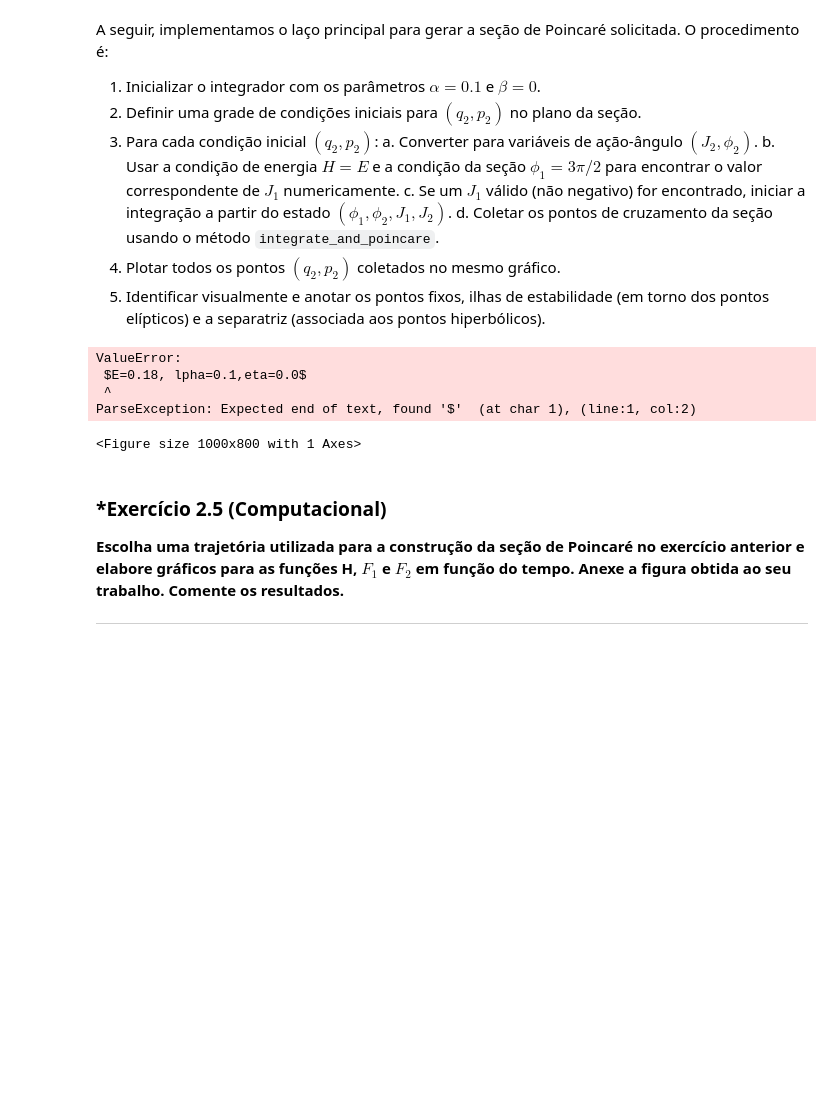
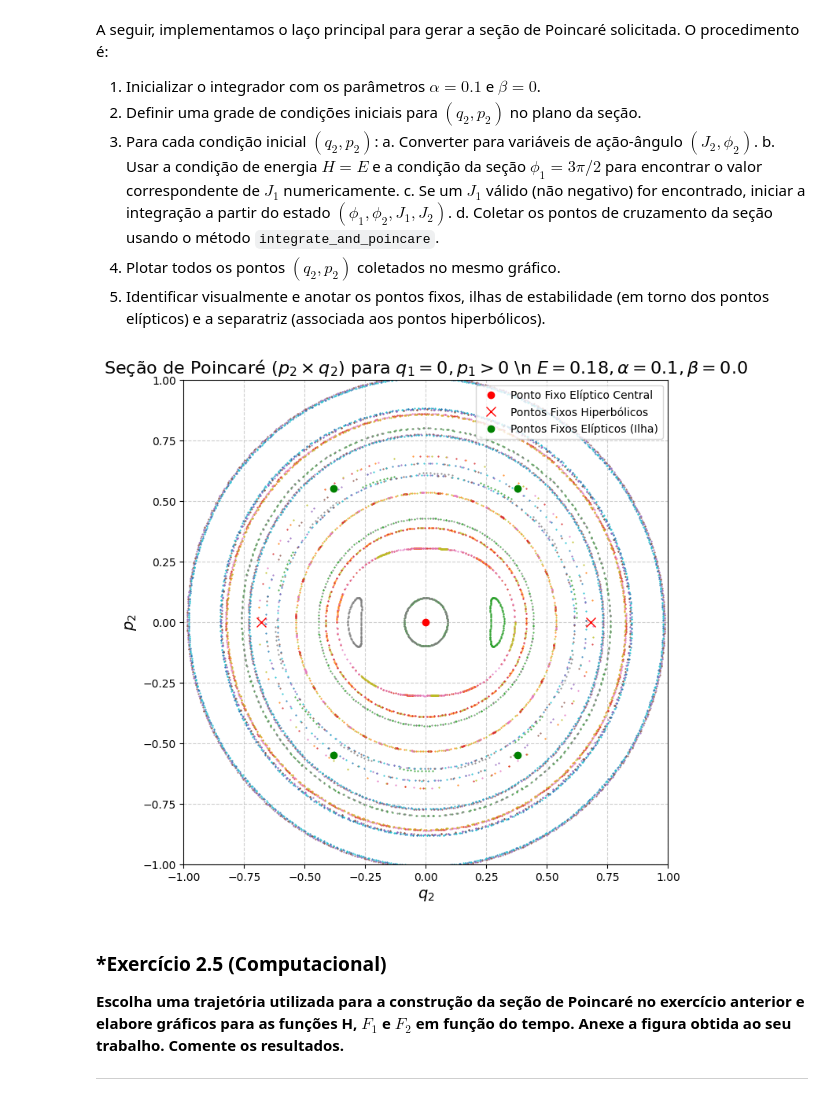
Before and after one commit to Academic-Codex/PGF5005-Mecanica-Classica, a Jupyter notebook: Estudo Dirigido 02/2.Walker-Ford.ipynb, the cells around one changed output. Cells and saved outputs as stored; diff of their text form; code cells hidden in the pictures; blank space fills up the shorter version.

```diff
--- a/Estudo Dirigido 02/2.Walker-Ford.ipynb
+++ b/Estudo Dirigido 02/2.Walker-Ford.ipynb
@@ -180,11 +180,29 @@ class WalkerFordIntegrator:
 
     # --- Funções da Hamiltoniana e suas derivadas ---
     def H(self, phi1, phi2, J1, J2):
-        if J1 < 0 or J2 < 0: return np.inf
+        # if J1 < 0 or J2 < 0: return np.inf
+        # term_alpha = self.alpha * J1 * J2 * np.cos(2*phi1 - 2*phi2)
+        # term_beta = self.beta * J1 * J2**(1.5) * np.cos(2*phi1 - 3*phi2)
+        # H0 = J1 + J2 - J1**2 - 3*J1*J2 + J2**2
+        # return H0 + term_alpha + term_beta
+
+        # 1. Calcula todos os termos da Hamiltoniana para todos os pontos.
+        # Note que a ordem dos cálculos mudou: primeiro calculamos H para todos os pontos,
+        # depois verificamos a condição.
+        H0 = J1 + J2 - J1**2 - 3*J1*J2 + J2**2
         term_alpha = self.alpha * J1 * J2 * np.cos(2*phi1 - 2*phi2)
         term_beta = self.beta * J1 * J2**(1.5) * np.cos(2*phi1 - 3*phi2)
-        H0 = J1 + J2 - J1**2 - 3*J1*J2 + J2**2
-        return H0 + term_alpha + term_beta
+
+        H_calculado = H0 + term_alpha + term_beta
+
+        # 2. Cria uma condição booleana (um array de True/False).
+        # O operador '|' (ou) funciona elemento a elemento em arrays NumPy.
+        condicao_invalida = (J1 < 0) | (J2 < 0)
+
+        # 3. Usa np.where para aplicar a condição.
+        # - Se um elemento de 'condicao_invalida' for True, o valor correspondente será np.inf.
+        # - Se for False, o valor correspondente será o de 'H_calculado'.
+        return np.where(condicao_invalida, np.inf, H_calculado)
 
     def dH_dJ1(self, phi1, phi2, J1, J2):
         return 1 - 2*J1 - 3*J2 + self.alpha*J2*np.cos(2*phi1-2*phi2) + self.beta*J2**1.5*np.cos(2*phi1-3*phi2)
@@ -367,41 +385,37 @@ for q2_0 in initial_q2s:
 
         J2_0, phi2_0 = cartesian_to_action_angle(q2_0, p2_0)
         J1_0 = find_initial_J1(E, J2_0, PHI1_SECTION, phi2_0, integrator_2_4)
 
         if J1_0 is not None:
             initial_state = [PHI1_SECTION, phi2_0, J1_0, J2_0]
             poincare_data = integrator_2_4.integrate_and_poincare(initial_state, dt=0.1, num_steps=20000)
 
             if len(poincare_data) > 0:
                 J2_p = poincare_data[:, 3]
                 phi2_p = poincare_data[:, 1]
                 q2_p, p2_p = action_angle_to_cartesian(J2_p, phi2_p)
                 ax.plot(q2_p, p2_p, '.', ms=1.0)
 
 # Anotações
-ax.set_title(f'Seção de Poincaré ($p_2 \times q_2$) para $q_1=0, p_1>0$ \n $E={E}, \alpha={ALPHA}, \beta={BETA}$', fontsize=16)
-ax.set_xlabel('$q_2$', fontsize=14)
-ax.set_ylabel('$p_2$', fontsize=14)
+ax.set_title(rf'Seção de Poincaré ($p_2 \times q_2$) para $q_1=0, p_1>0$ \n $E={E}, \alpha={ALPHA}, \beta={BETA}$', fontsize=16)
+ax.set_xlabel(r'$q_2$', fontsize=14)
+ax.set_ylabel(r'$p_2$', fontsize=14)
 ax.set_xlim(-1.0, 1.0)
 ax.set_ylim(-1.0, 1.0)
 ax.set_aspect('equal', adjustable='box')
 ax.grid(True, linestyle='--', alpha=0.6)
 
 # Adicionar indicações de pontos fixos
 ax.plot(0, 0, 'ro', label='Ponto Fixo Elíptico Central') # Ponto central elíptico
 ax.plot(0.68, 0, 'rx', ms=8, label='Pontos Fixos Hiperbólicos') # Pontos hiperbólicos na separatriz
 ax.plot(-0.68, 0, 'rx', ms=8)
 ax.plot([0.38, -0.38], [0.55, 0.55], 'go', ms=6, label='Pontos Fixos Elípticos (Ilha)')
 ax.plot([0.38, -0.38], [-0.55, -0.55], 'go', ms=6)
 
 ax.legend()
 plt.show()
 # %% [output]
-ValueError:
- $E=0.18, lpha=0.1,eta=0.0$
- ^
-ParseException: Expected end of text, found '$'  (at char 1), (line:1, col:2)
-<Figure size 1000x800 with 1 Axes>
+[figure, added]
 # %% [markdown]
 ### *Exercício 2.5 (Computacional)
 **Escolha uma trajetória utilizada para a construção da seção de Poincaré no exercício anterior e elabore gráficos para as funções H, $F_1$ e $F_2$ em função do tempo. Anexe a figura obtida ao seu trabalho. Comente os resultados.**
```
Also changed, not shown: parts of 2 cells of this notebook, 1 other file.
